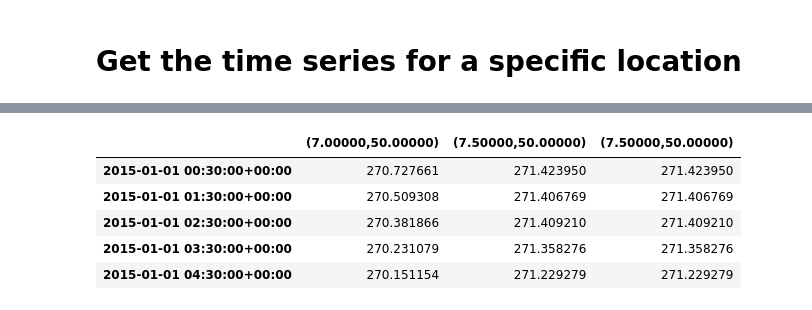
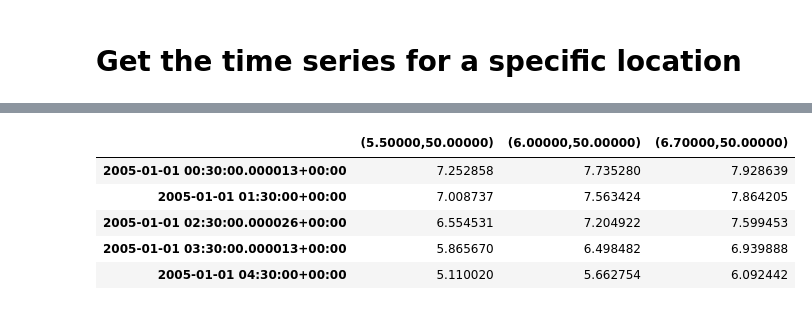
Before and after one commit to FZJ-IEK3-VSA/RESKit, a Jupyter notebook: examples/Reading_Weather_Data.ipynb, the cells around one changed output, grey strips where cells are left out. Saved outputs shown, nothing was run; the diff lists cells and outputs as text; code cells hidden in the pictures.

```diff
--- a/examples/Reading_Weather_Data.ipynb
+++ b/examples/Reading_Weather_Data.ipynb
@@ -8,3 +6,8 @@ src = res.weather.sources.MerraSource("D:Data/weather/merra/full/MERRA2.tavg1_2d
+# %%
+# The 'bounds' input limits the spatial domain of the weath data which is loaded into memory
+#  - given as: [low-lat, low-lon, high-lat, high-lon]
+
+src = res.weather.sources.MerraSource(res._TEST_DATA_["merra-like.nc4"], bounds=[5,49,7,52], verbose=False)
 # %%
 # See all of the variables in this file...
 src.variables
@@ -32,12 +28,7 @@ src.variables
 # Preload the data in this region
 # %%
 # Load a specific variable
-src.load("T2M", name="air_temp")
+src.load("U50M", name="wind_speed")
-# %%
-# Shortcuts for loading common variables
-src.loadRadiation() # loads the 'ghi' and 'dni' variables
-src.loadWindSpeed(height=10) # loads the 'windspeed' variable at the indicated height (options are 2, 10, 50 meters)
-src.loadTemperature() # laods the 'air_temp' variable
 # %% [markdown]
 # Get the time series for a specific location
 # %%
@@ -55,15 +47,15 @@ Name: (7.00000,50.00000), dtype: float32
 # %%
 # Get a time series for multiple locations
-t = src.get( "air_temp", [(7.,50.), (7.5,50.), (7.5,50.)])
+t = src.get( "wind_speed", locations = [(5.5,50.), (6.0,50.), (6.7,50.)])
 
 t.head()
 # %% [output]
-|  | (7.00000,50.00000) | (7.50000,50.00000) | (7.50000,50.00000) |
-| 2015-01-01 00:30:00+00:00 | 270.727661 | 271.423950 | 271.423950 |
-| 2015-01-01 01:30:00+00:00 | 270.509308 | 271.406769 | 271.406769 |
-| 2015-01-01 02:30:00+00:00 | 270.381866 | 271.409210 | 271.409210 |
-| 2015-01-01 03:30:00+00:00 | 270.231079 | 271.358276 | 271.358276 |
-| 2015-01-01 04:30:00+00:00 | 270.151154 | 271.229279 | 271.229279 |
+|  | (5.50000,50.00000) | (6.00000,50.00000) | (6.70000,50.00000) |
+| 2005-01-01 00:30:00.000013+00:00 | 7.252858 | 7.735280 | 7.928639 |
+| 2005-01-01 01:30:00+00:00 | 7.008737 | 7.563424 | 7.864205 |
+| 2005-01-01 02:30:00.000026+00:00 | 6.554531 | 7.204922 | 7.599453 |
+| 2005-01-01 03:30:00.000013+00:00 | 5.865670 | 6.498482 | 6.939888 |
+| 2005-01-01 04:30:00+00:00 | 5.110020 | 5.662754 | 6.092442 |
 # %%
 # Get a time series for a single location, but interpolate the surrounding MERRA points the specified location(s)
 # Options are:
```
Also changed, not shown: parts of 5 cells of this notebook, 2 other files.
